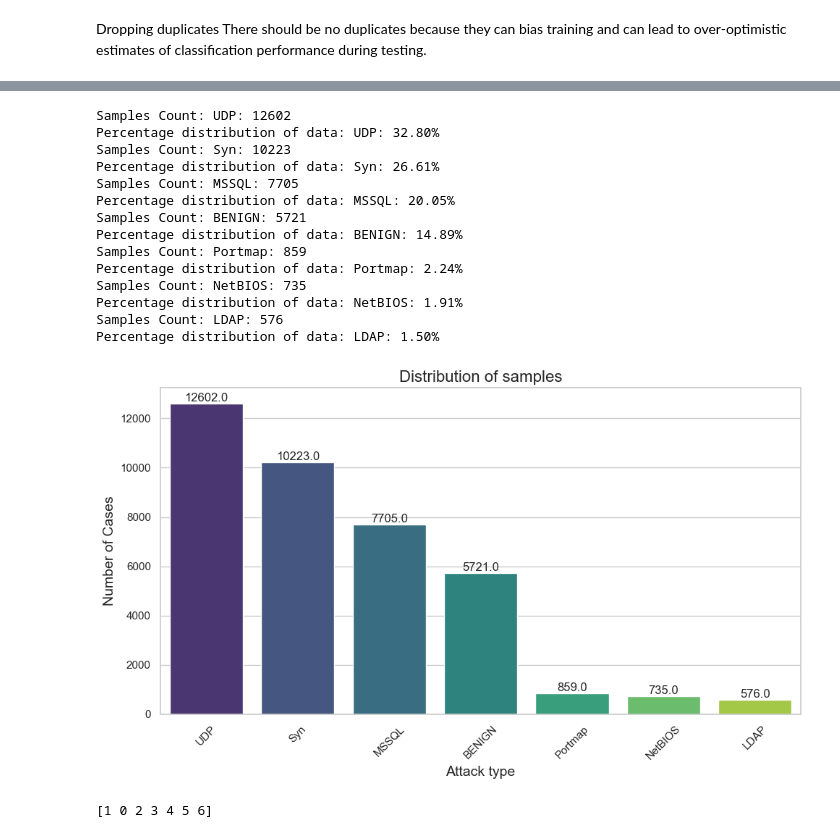
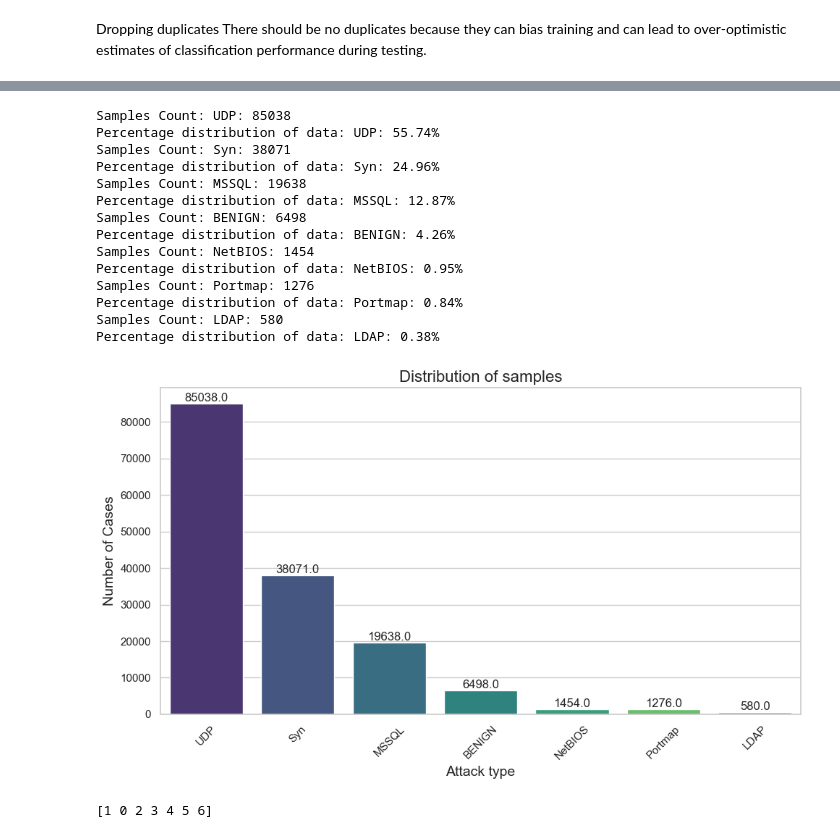
Before and after one commit to DragoBJJ/DDoS-attacks-classification, a Jupyter notebook: DDoSAttacksClassification.ipynb, the cells around one changed output, grey strips where cells are left out. Drawn from its saved outputs; the diff is of its cells as text; code cells hidden in the pictures.

```diff
--- a/DDoSAttacksClassification.ipynb
+++ b/DDoSAttacksClassification.ipynb
@@ -186,9 +35,2 @@ def visualize_labels(data_frame):
 # %%
-combined_df = combine_datasets(files_relative_path, files_names, nrows=25000)
-
-display_unique_labels(combined_df)
-display_dataset_length(combined_df)
-
-label_distribution = calculate_label_distribution(combined_df, 'Label')
-
-display_label_distribution(label_distribution)
+combined_df = combine_datasets(files_relative_path, files_names, nrows=100000)
@@ -371,0 +176,29 @@ Columns with type object: Index(['Label'], dtype='object')
+# %%
+def imputation_missing_number_values(df):
+    df.replace([np.inf, -np.inf], np.nan, inplace=True)
+
+    columns_imputed = 0
+    columns_dropped = 0
+
+    columns_to_drop = []
+
+    for column in df.select_dtypes(include=[np.number]).columns:
+        missing_percentage = df[column].isnull().mean() * 100
+
+        if missing_percentage > 0:
+            if missing_percentage <= 20:
+                median_value = df[column].median()
+                df[column] = df[column].fillna(median_value)
+                columns_imputed += 1
+            else:
+                columns_to_drop.append(column)
+                columns_dropped += 1
+
+    df.drop(columns=columns_to_drop, inplace=True)
+
+    print(f"Imputation median in {columns_imputed} columns.")
+    print(f"Deleted {columns_dropped} columns")
+
+    return df
+# %%
+combined_df = imputation_missing_number_values(combined_df)
@@ -372,25 +238,25 @@ Columns with type object: Index(['Label'], dtype='object')
 # %%
-label_distribution = calculate_label_distribution(processed_dataset, 'Label')
+label_distribution = calculate_label_distribution(combined_df, 'Label')
 display_label_distribution(label_distribution)
 # %% [output]
-Samples Count: UDP: 12602
-Percentage distribution of data: UDP: 32.80%
-Samples Count: Syn: 10223
-Percentage distribution of data: Syn: 26.61%
-Samples Count: MSSQL: 7705
-Percentage distribution of data: MSSQL: 20.05%
-Samples Count: BENIGN: 5721
-Percentage distribution of data: BENIGN: 14.89%
-Samples Count: Portmap: 859
-Percentage distribution of data: Portmap: 2.24%
-Samples Count: NetBIOS: 735
-Percentage distribution of data: NetBIOS: 1.91%
-Samples Count: LDAP: 576
-Percentage distribution of data: LDAP: 1.50%
+Samples Count: UDP: 85038
+Percentage distribution of data: UDP: 55.74%
+Samples Count: Syn: 38071
+Percentage distribution of data: Syn: 24.96%
+Samples Count: MSSQL: 19638
+Percentage distribution of data: MSSQL: 12.87%
+Samples Count: BENIGN: 6498
+Percentage distribution of data: BENIGN: 4.26%
+Samples Count: NetBIOS: 1454
+Percentage distribution of data: NetBIOS: 0.95%
+Samples Count: Portmap: 1276
+Percentage distribution of data: Portmap: 0.84%
+Samples Count: LDAP: 580
+Percentage distribution of data: LDAP: 0.38%
 # %%
- visualize_labels(processed_dataset)
+ visualize_labels(combined_df)
 # %% [output]
-[figure, old version]
+[figure, new version]
 # %%
 def map_label(df):
     # Mapping labels to numerical values
```
Also changed, not shown: parts of 47 cells of this notebook, 4 other files.
